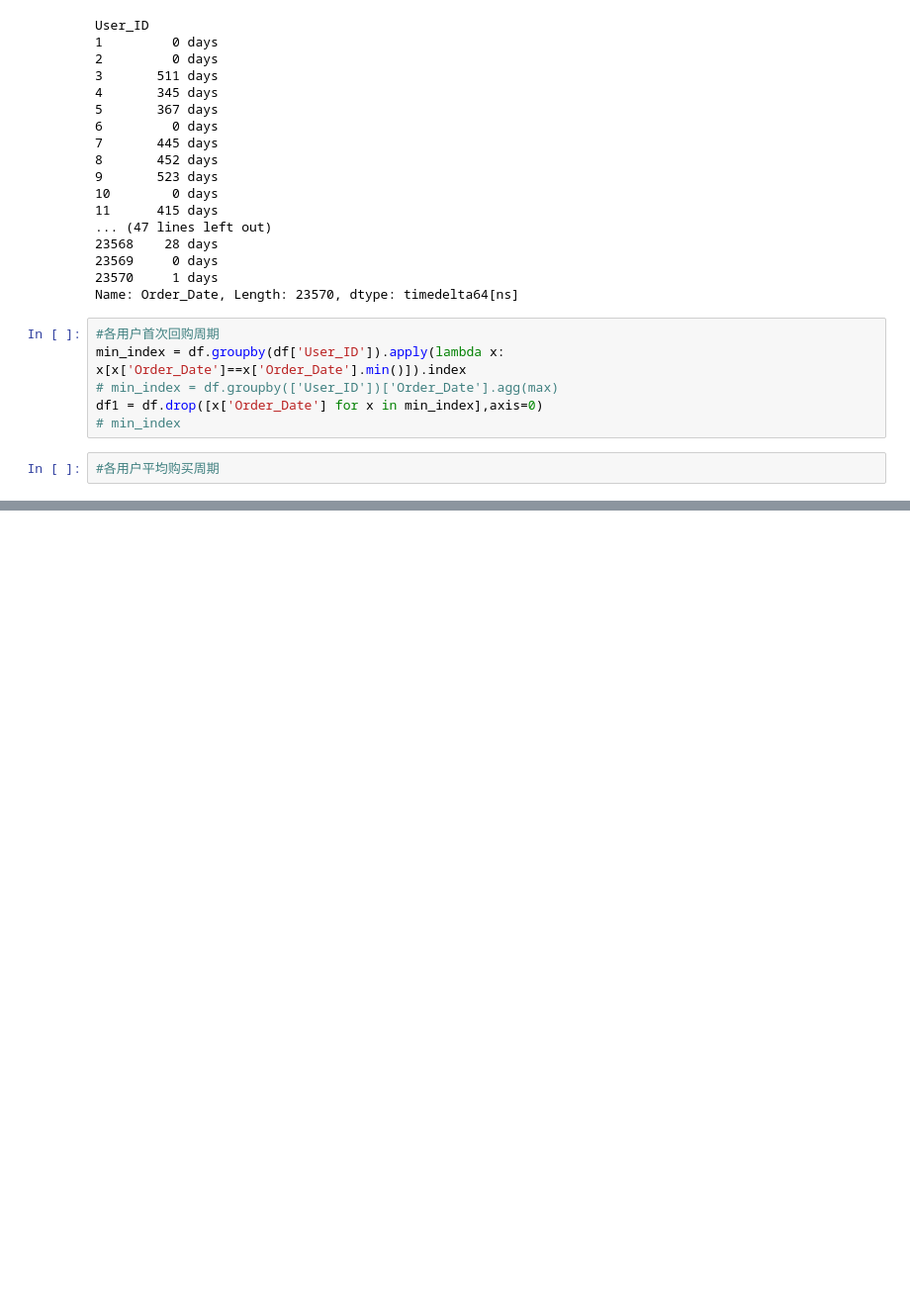
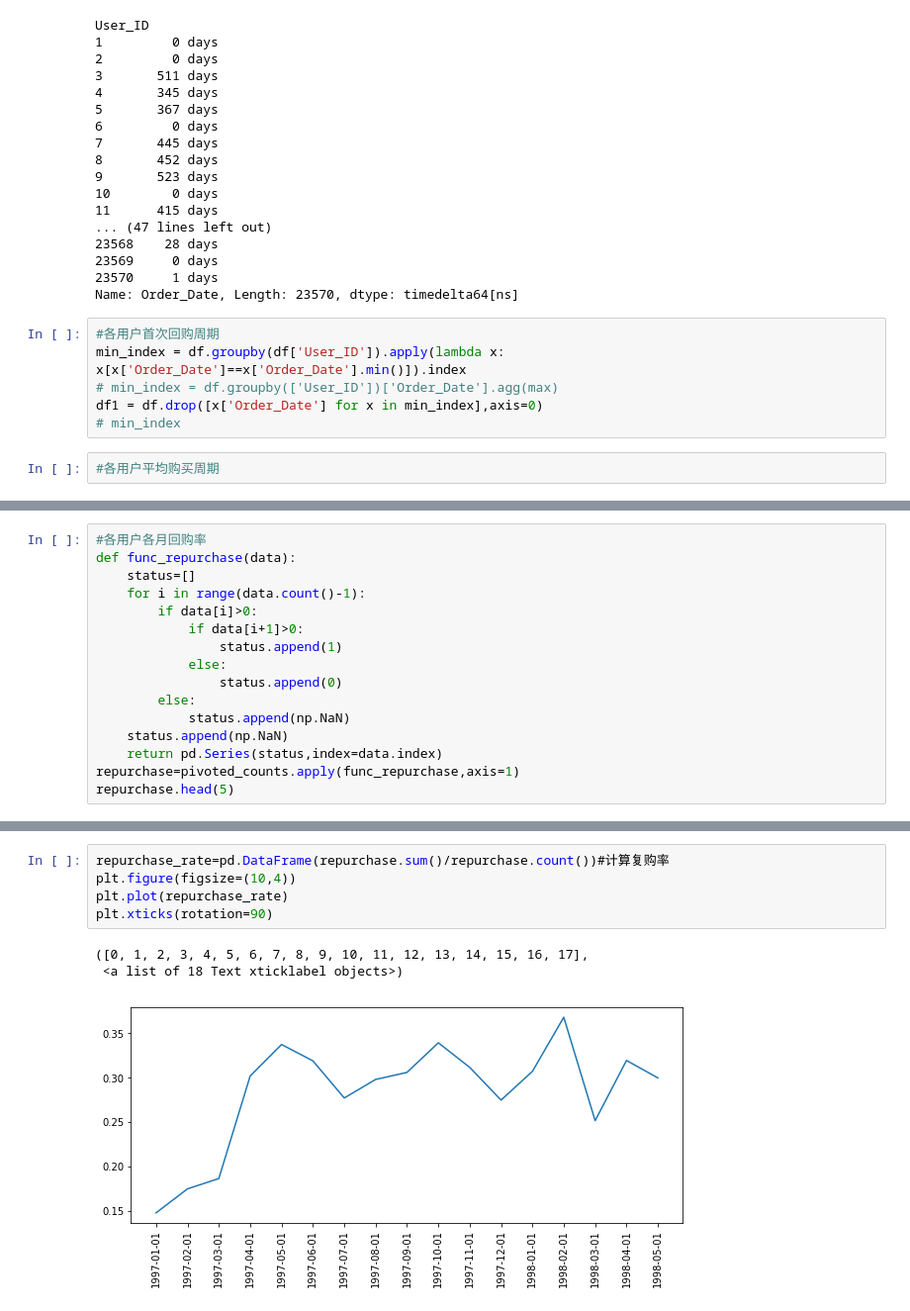
Before and after one commit to ldsfcj/learngit, a Jupyter notebook: Analysis of Customers' Behavior.ipynb, the cells around one changed output, grey strips where cells are left out. Shown at 99% size. Cells and saved outputs as stored; diff of their text form; blank space fills up the shorter version.

```diff
--- a/Analysis of Customers' Behavior.ipynb
+++ b/Analysis of Customers' Behavior.ipynb
@@ -325,0 +354,16 @@ df1 = df.drop([x['Order_Date'] for x in min_index],axis=0)
+# %%
+#各用户各月回购率
+def func_repurchase(data):
+    status=[]
+    for i in range(data.count()-1):
+        if data[i]>0:
+            if data[i+1]>0:
+                status.append(1)
+            else:
+                status.append(0)
+        else:
+            status.append(np.NaN)
+    status.append(np.NaN)
+    return pd.Series(status,index=data.index)
+repurchase=pivoted_counts.apply(func_repurchase,axis=1)
+repurchase.head(5)
@@ -325,0 +378,9 @@ df1 = df.drop([x['Order_Date'] for x in min_index],axis=0)
+# %%
+repurchase_rate=pd.DataFrame(repurchase.sum()/repurchase.count())#计算复购率
+plt.figure(figsize=(10,4))
+plt.plot(repurchase_rate)
+plt.xticks(rotation=90)
+# %% [output]
+([0, 1, 2, 3, 4, 5, 6, 7, 8, 9, 10, 11, 12, 13, 14, 15, 16, 17],
+ <a list of 18 Text xticklabel objects>)
+[figure, added]
```
Also changed, not shown: parts of 7 cells of this notebook.
